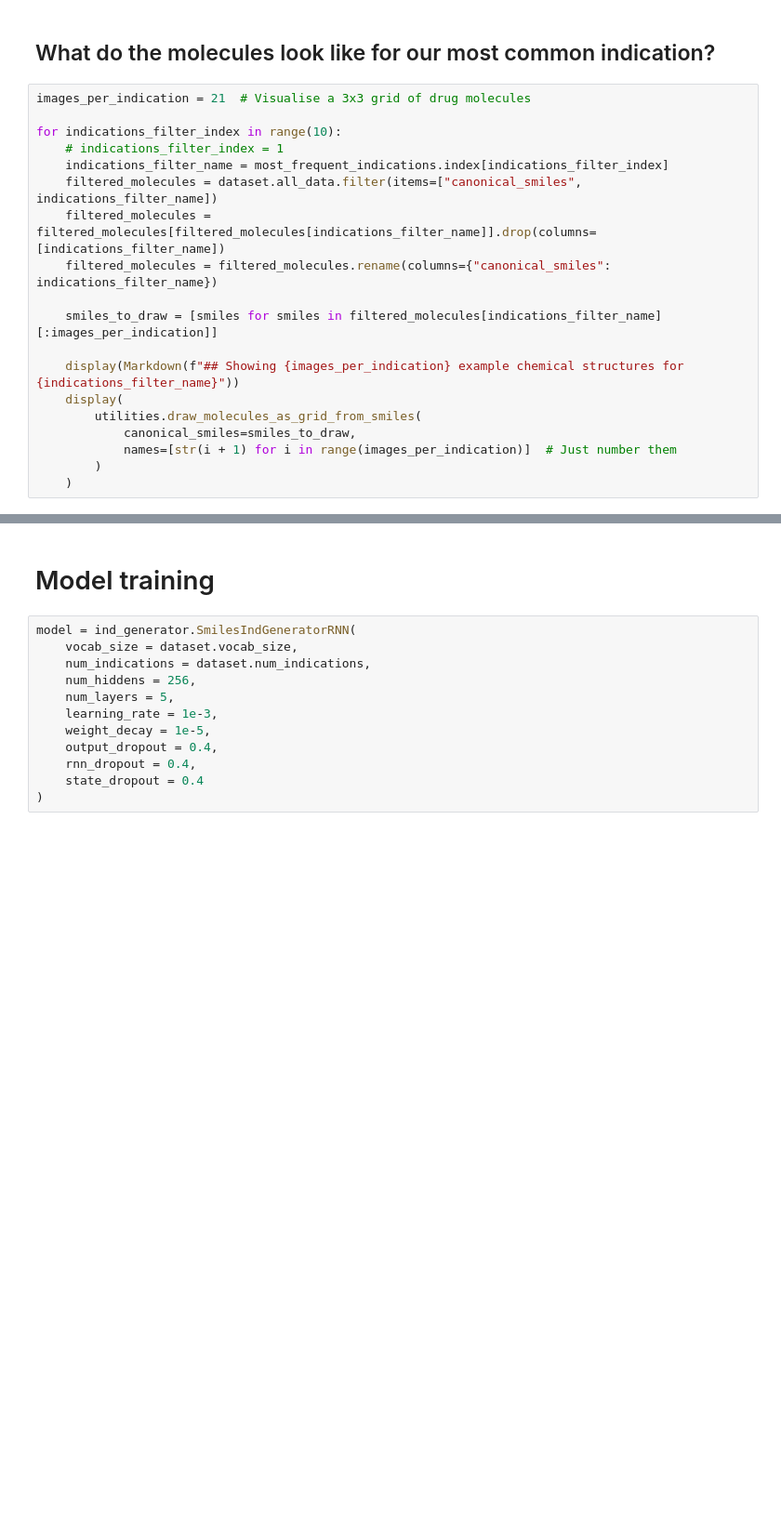
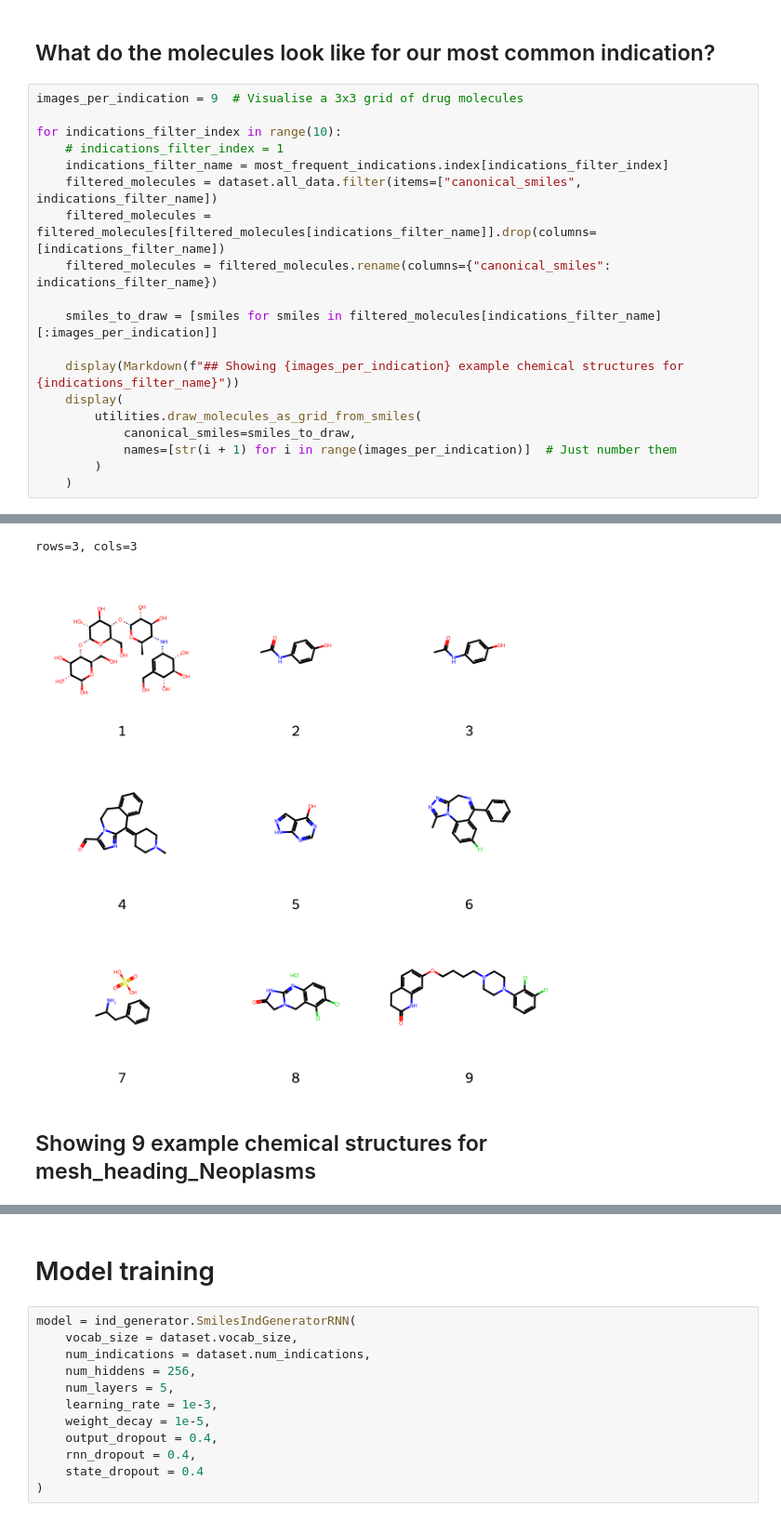
Before and after one commit to patrickwrowe/Language-Models-for-AI-Molecule-Generation, a Jupyter notebook: notebooks/ind_rnn_generator.ipynb, the cells around one changed output, grey strips where cells are left out. Shown at 93% size. Cells and saved outputs as stored; diff of their text form; blank space fills up the shorter version.

Commit message:
Implement improved image plotting in nb

```diff
--- a/notebooks/ind_rnn_generator.ipynb
+++ b/notebooks/ind_rnn_generator.ipynb
@@ -46,7 +52,7 @@ ax.set_yscale("log")
 # %% [markdown]
 ## What do the molecules look like for our most common indication?
 # %%
-images_per_indication = 21  # Visualise a 3x3 grid of drug molecules
+images_per_indication = 9  # Visualise a 3x3 grid of drug molecules
 
 for indications_filter_index in range(10):
     # indications_filter_index = 1
@@ -64,3 +70,4 @@ for indications_filter_index in range(10):
             names=[str(i + 1) for i in range(images_per_indication)]  # Just number them
         )
     )
+# %% [output]
@@ -66,0 +75,3 @@ for indications_filter_index in range(10):
+rows=3, cols=3
+[figure, added]
+## Showing 9 example chemical structures for mesh_heading_Neoplasms
```
Also changed, not shown: parts of 12 cells of this notebook, 1 other file.
